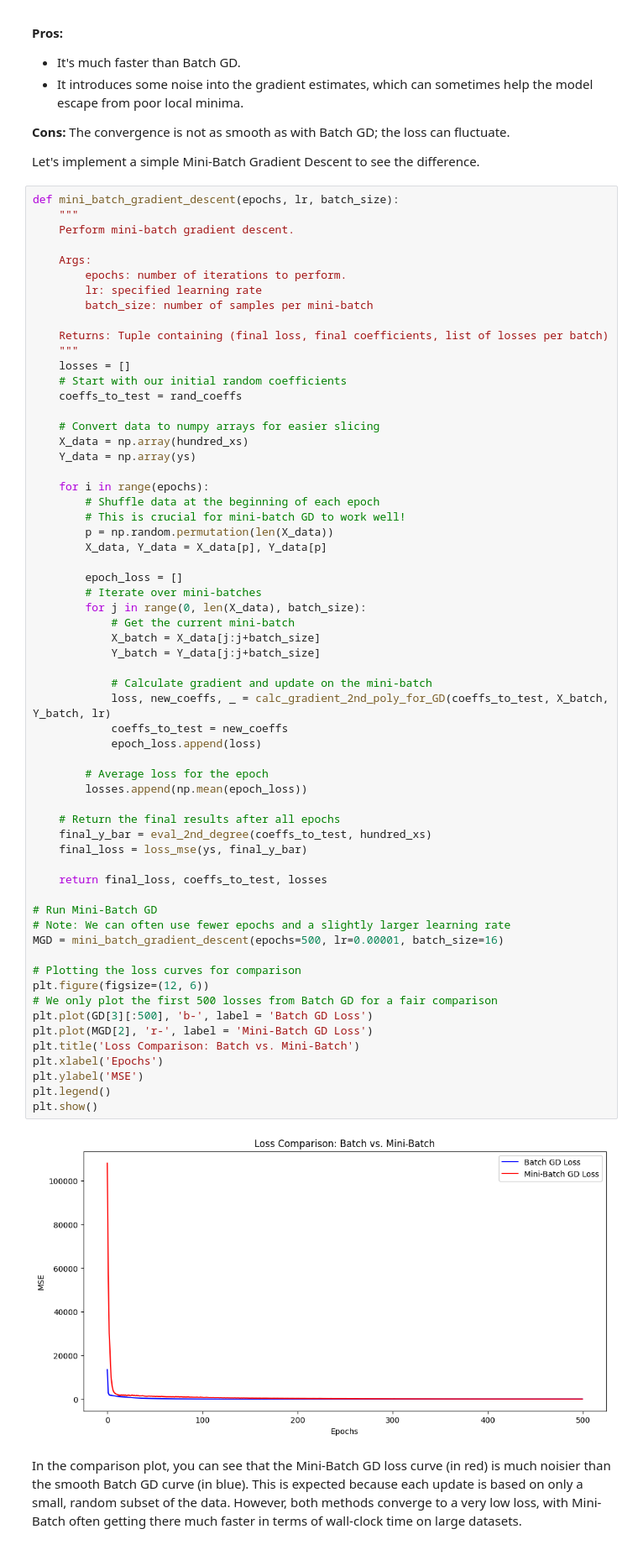
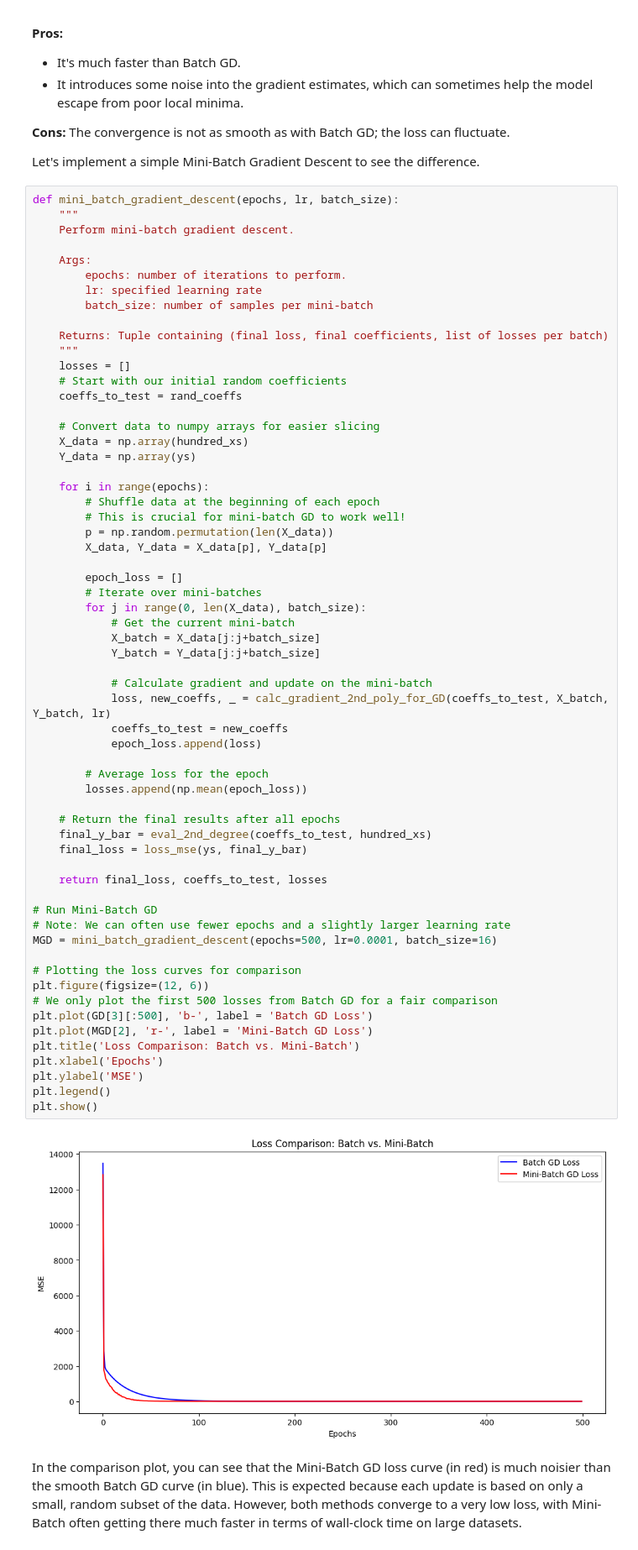
Before and after one commit to nishitha190/AIML-ASSIGNMENTS-IIIT-, a Jupyter notebook: Copy_of_STP_Module_4_Lab_2_Introduction_to_Gradient_Descent.ipynb, the cells around one changed output. Shown at 84% size. Saved outputs shown, nothing was run; the diff lists cells and outputs as text.

```diff
--- a/Copy_of_STP_Module_4_Lab_2_Introduction_to_Gradient_Descent.ipynb
+++ b/Copy_of_STP_Module_4_Lab_2_Introduction_to_Gradient_Descent.ipynb
@@ -498,35 +498,35 @@ def mini_batch_gradient_descent(epochs, lr, batch_size):
             Y_batch = Y_data[j:j+batch_size]
 
             # Calculate gradient and update on the mini-batch
             loss, new_coeffs, _ = calc_gradient_2nd_poly_for_GD(coeffs_to_test, X_batch, Y_batch, lr)
             coeffs_to_test = new_coeffs
             epoch_loss.append(loss)
 
         # Average loss for the epoch
         losses.append(np.mean(epoch_loss))
 
     # Return the final results after all epochs
     final_y_bar = eval_2nd_degree(coeffs_to_test, hundred_xs)
     final_loss = loss_mse(ys, final_y_bar)
 
     return final_loss, coeffs_to_test, losses
 
 # Run Mini-Batch GD
 # Note: We can often use fewer epochs and a slightly larger learning rate
-MGD = mini_batch_gradient_descent(epochs=500, lr=0.00001, batch_size=16)
+MGD = mini_batch_gradient_descent(epochs=500, lr=0.0001, batch_size=16)
 
 # Plotting the loss curves for comparison
 plt.figure(figsize=(12, 6))
 # We only plot the first 500 losses from Batch GD for a fair comparison
 plt.plot(GD[3][:500], 'b-', label = 'Batch GD Loss')
 plt.plot(MGD[2], 'r-', label = 'Mini-Batch GD Loss')
 plt.title('Loss Comparison: Batch vs. Mini-Batch')
 plt.xlabel('Epochs')
 plt.ylabel('MSE')
 plt.legend()
 plt.show()
 # %% [output]
-[figure, old version]
+[figure, new version]
 # %% [markdown]
 In the comparison plot, you can see that the Mini-Batch GD loss curve (in red) is much noisier than the smooth Batch GD curve (in blue). This is expected because each update is based on only a small, random subset of the data. However, both methods converge to a very low loss, with Mini-Batch often getting there much faster in terms of wall-clock time on large datasets.
 # %% [markdown]
```
Also changed, not shown: parts of 2 cells of this notebook.
